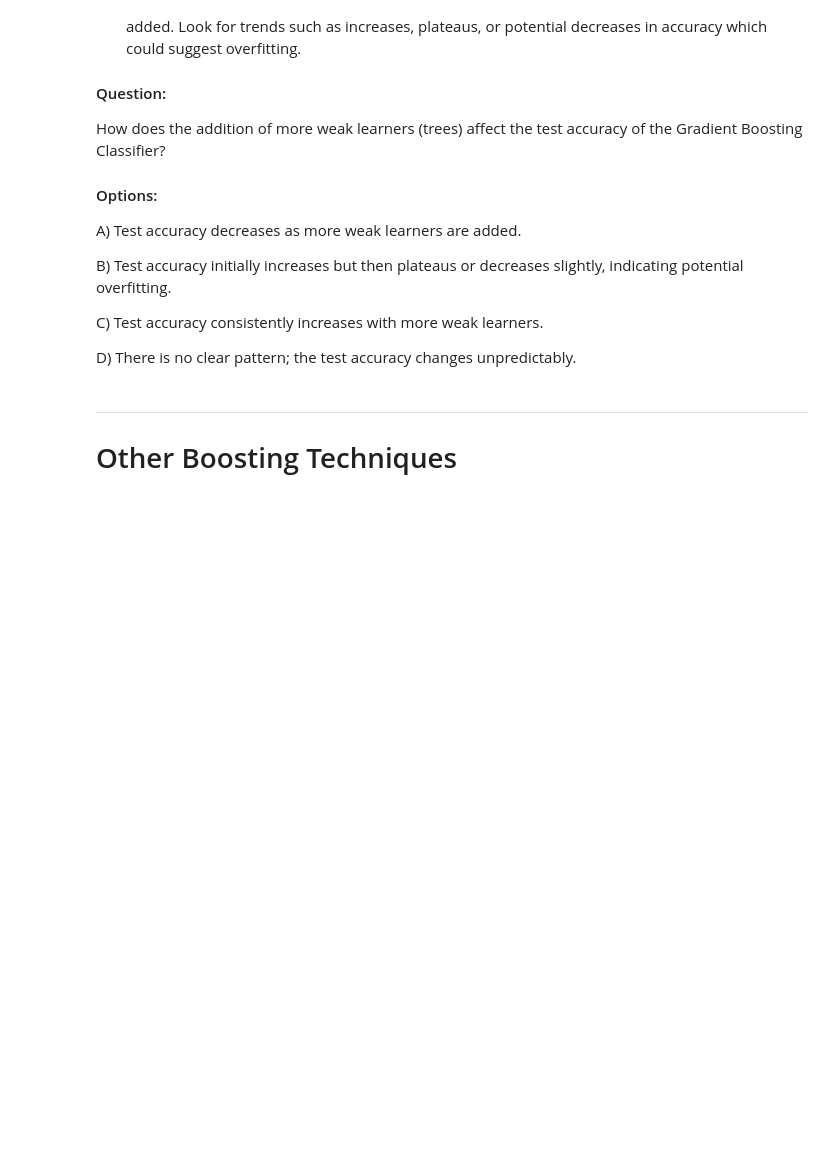
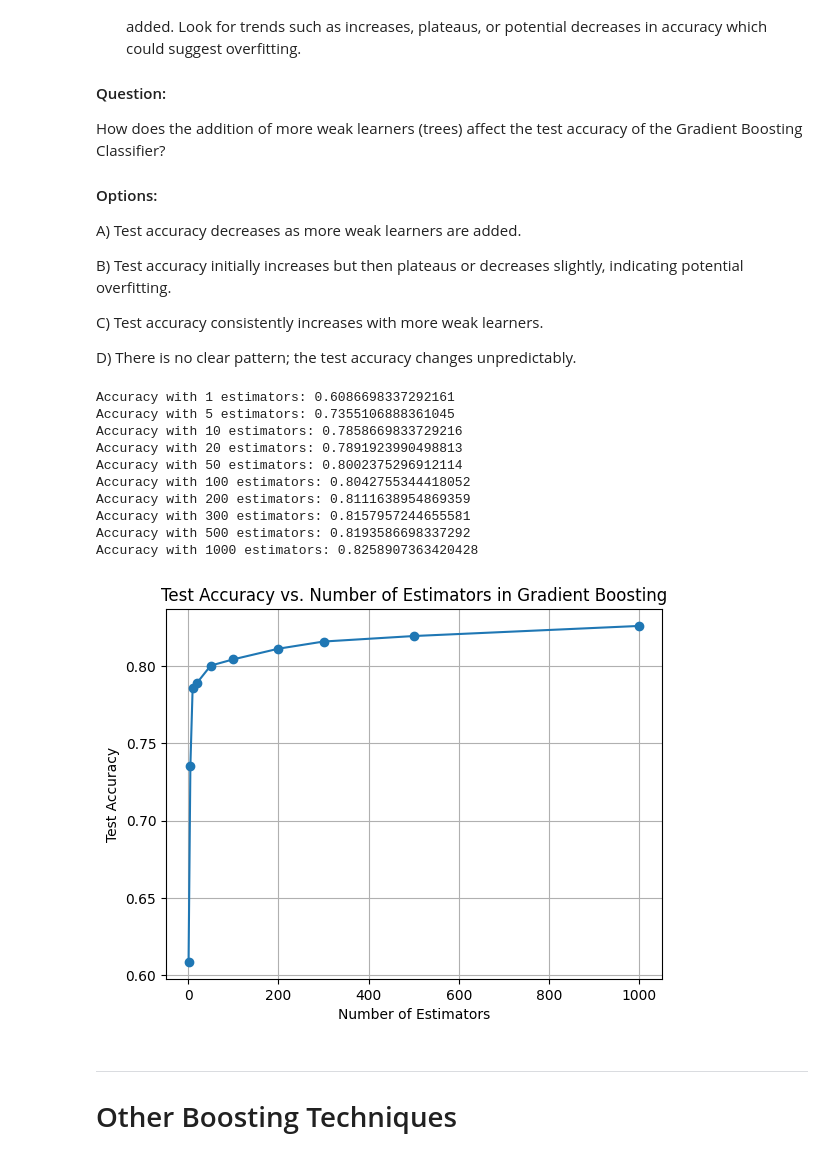
Before and after one commit to piyush1856/machine-learning-algorithms, a Jupyter notebook: 10_decision_tree_&_ensemble_techniques/Case_Study_boosting.ipynb, the cells around one changed output. Drawn from its saved outputs; the diff is of its cells as text; code cells hidden in the pictures; blank space fills up the shorter version.

```diff
--- a/10_decision_tree_&_ensemble_techniques/Case_Study_boosting.ipynb
+++ b/10_decision_tree_&_ensemble_techniques/Case_Study_boosting.ipynb
@@ -975,14 +1028,14 @@ D) Cannot determine without more details.
 # %%
 # TODO: Train on the original dataset
 original_clf = GradientBoostingClassifier(random_state=10)
-original_clf.fit(X_train, ____)
+original_clf.fit(X_train, y_train)
 original_predictions = original_clf.predict(X_test)
-original_accuracy = accuracy_score(_____, original_predictions)
+original_accuracy = accuracy_score(y_test, original_predictions)
 print(f"Original dataset accuracy: {original_accuracy}")
 
 # TODO: Filter the training data to remove outliers
-X_train_no_outliers = X_train[____]
-y_train_no_outliers = y_train[____]
+X_train_no_outliers = X_train[not_outliers]
+y_train_no_outliers = y_train[not_outliers]
 
 # Ensure there is data after removing outliers
 if len(X_train_no_outliers) == 0:
@@ -990,13 +1043,13 @@ if len(X_train_no_outliers) == 0:
 else:
     # TODO: Train on the dataset without outliers
     clf_no_outliers = GradientBoostingClassifier(random_state=10)
-    clf_no_outliers.fit(_____, y_train_no_outliers)
-    no_outliers_predictions = ____.predict(X_test)
-    no_outliers_accuracy = accuracy_score(y_test, ______)
+    clf_no_outliers.fit(X_train_no_outliers, y_train_no_outliers)
+    no_outliers_predictions = clf_no_outliers.predict(X_test)
+    no_outliers_accuracy = accuracy_score(y_test, no_outliers_predictions)
     print(f"Dataset without outliers (based on 'lead_time') accuracy: {no_outliers_accuracy}")
 
     # TODO: Compare the performance
-    if no_outliers_accuracy ___ original_accuracy:          # Hint: add the necessary condition
+    if no_outliers_accuracy > original_accuracy:          # Hint: add the necessary condition
         print("Removing outliers based on 'lead_time' improved the model's accuracy.")
     else:
         print("Removing outliers based on 'lead_time' did not improve the model's accuracy.")
@@ -1035,17 +1092,17 @@ C) Both models have the same accuracy.
 D) The exponential loss model is more accurate.
 # %%
 # TODO: Train a Gradient Boosting Classifier using the default loss function (which is 'log_loss')
-clf_log_loss = GradientBoostingClassifier(____='log_loss', random_state=10)
-clf_log_loss.___(X_train, ____)
-predictions_log_loss = clf_log_loss.______(X_test)
+clf_log_loss = GradientBoostingClassifier(loss='log_loss', random_state=10)
+clf_log_loss.fit(X_train, y_train)
+predictions_log_loss = clf_log_loss.predict(X_test)
 accuracy_log_loss = accuracy_score(y_test, predictions_log_loss)
 print(f"Accuracy with the 'log_loss' loss function: {accuracy_log_loss}")
 
 # TODO: Train a Gradient Boosting Classifier using the 'exponential' loss function
-clf_exponential = GradientBoostingClassifier(loss='_____', random_state=10)
-_____.fit(X_train, y_train)
-predictions_exponential = _____.predict(X_test)
-accuracy_exponential = ______(____, predictions_exponential)
+clf_exponential = GradientBoostingClassifier(loss='exponential', random_state=10)
+clf_exponential.fit(X_train, y_train)
+predictions_exponential = clf_exponential.predict(X_test)
+accuracy_exponential = accuracy_score(y_test, predictions_exponential)
 print(f"Accuracy with the 'exponential' loss function: {accuracy_exponential}")
 
 # Compare the accuracies
@@ -1091,24 +1152,36 @@ D) There is no clear pattern; the test accuracy changes unpredictably.
 # %%
 # Initialize the number of estimators
 n_estimators_list = [1, 5, 10, 20, 50, 100, 200, 300, 500, 1000]
 test_accuracies = []
 
 # TODO: Train and evaluate the model with different numbers of weak learners
-for n_estimators in _____:
-    clf = GradientBoostingClassifier(_____=n_estimators, random_state=10)
-    clf.fit(_____, y_train)
-    predictions = clf.____(X_test)
-    accuracy = accuracy_score(_____, predictions)
+for n_estimators in n_estimators_list:
+    clf = GradientBoostingClassifier(n_estimators=n_estimators, random_state=10)
+    clf.fit(X_train, y_train)
+    predictions = clf.predict(X_test)
+    accuracy = accuracy_score(y_test, predictions)
     test_accuracies.append(accuracy)
     print(f"Accuracy with {n_estimators} estimators: {accuracy}")
 
 # Plotting the test accuracies
 plt.plot(n_estimators_list, test_accuracies, marker='o')
 plt.xlabel('Number of Estimators')
 plt.ylabel('Test Accuracy')
 plt.title('Test Accuracy vs. Number of Estimators in Gradient Boosting')
 plt.grid(True)
 plt.show()
+# %% [output]
+Accuracy with 1 estimators: 0.6086698337292161
+Accuracy with 5 estimators: 0.7355106888361045
+Accuracy with 10 estimators: 0.7858669833729216
+Accuracy with 20 estimators: 0.7891923990498813
+Accuracy with 50 estimators: 0.8002375296912114
+Accuracy with 100 estimators: 0.8042755344418052
+Accuracy with 200 estimators: 0.8111638954869359
+Accuracy with 300 estimators: 0.8157957244655581
+Accuracy with 500 estimators: 0.8193586698337292
+Accuracy with 1000 estimators: 0.8258907363420428
+[figure, added]
 # %% [markdown]
 
 
```
Also changed, not shown: parts of 10 cells of this notebook.
